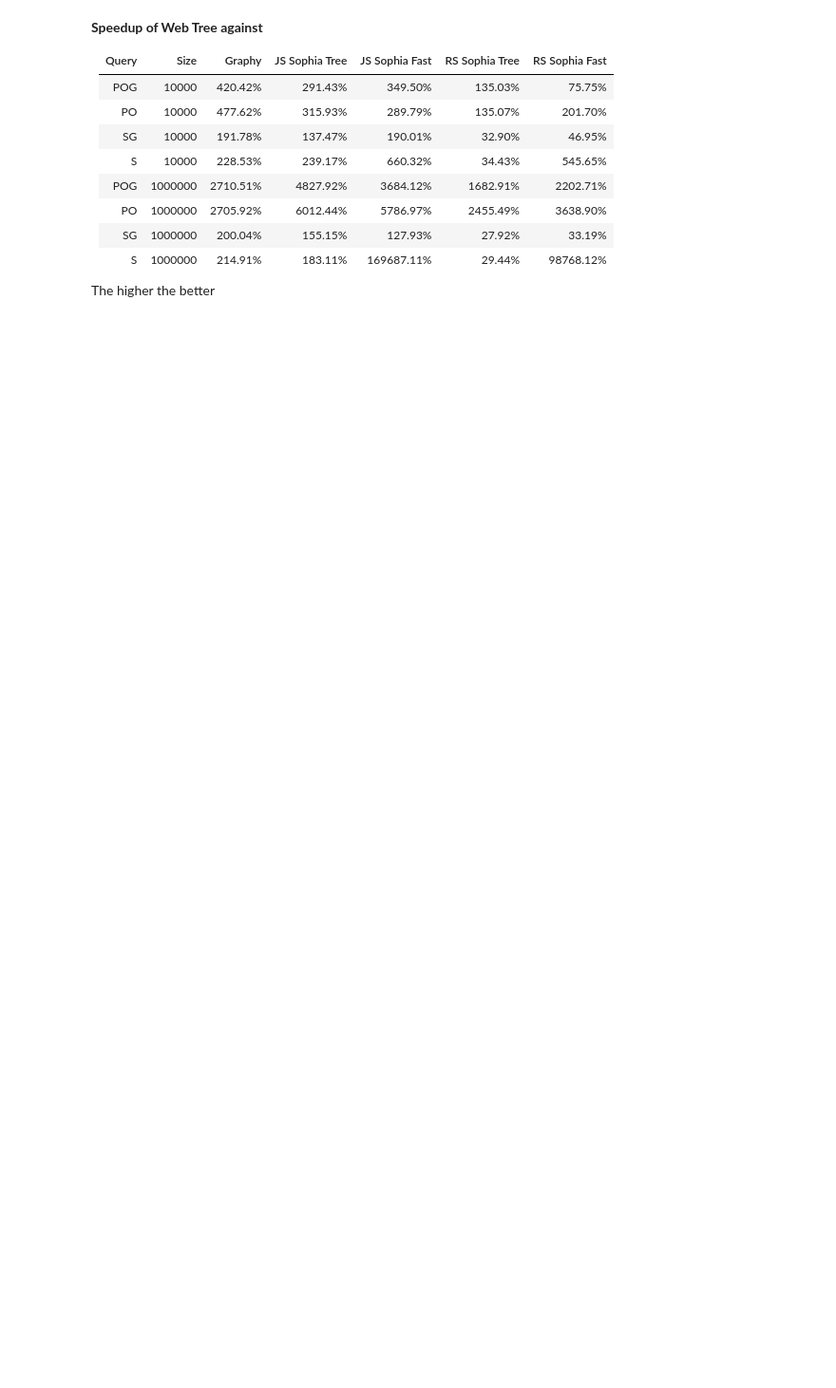
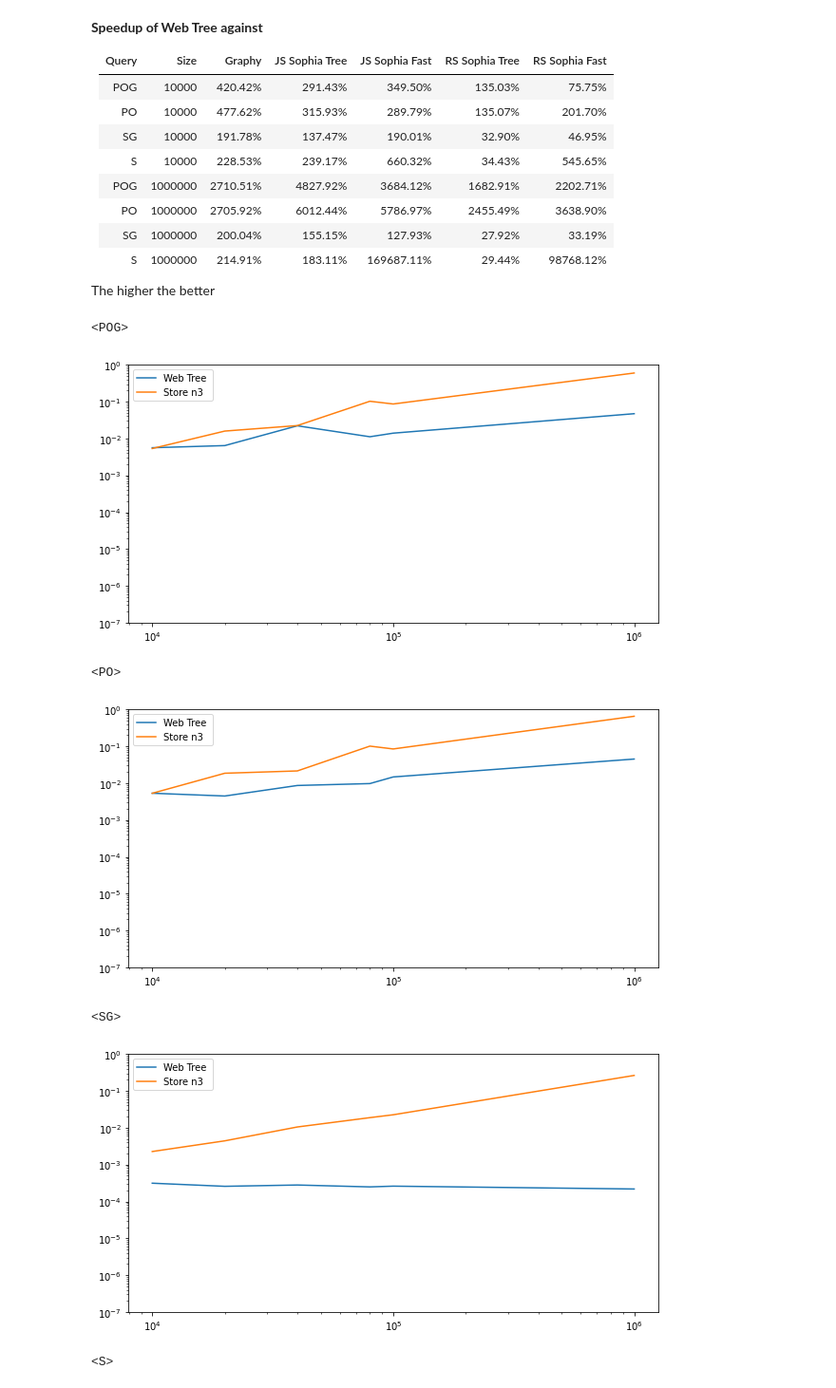
Before and after one commit to BruJu/WasmTreeDataset, a Jupyter notebook: benchmark/plots.ipynb, the cells around one changed output. Shown at 95% size. Drawn from its saved outputs; the diff is of its cells as text; code cells hidden in the pictures; blank space fills up the shorter version.

```diff
--- a/benchmark/plots.ipynb
+++ b/benchmark/plots.ipynb
@@ -186,8 +191,8 @@ def draw_plots(queries, datasets, targets):
         if d == "Graphy":
             return "Graphy"
 
-        if d == "Web Tree":
-            return "Web Tree"
+        #if d == "Web Tree":
+        #    return "Web Tree"
 
         zz = ""
 
@@ -332,3 +337,15 @@ write_speedups()
 | S | 1000000 | 214.91% | 183.11% | 169687.11% | 29.44% | 98768.12% |  |
 
 The higher the better
+# %%
+for q in queries:
+    print(query_test(q))
+    draw_plots([q], ["Web Tree", "Store n3"], ["Store"])
+# %% [output]
+<POG>
+[figure, added]
+<PO>
+[figure, added]
+<SG>
+[figure, added]
+<S>
```
Also changed, not shown: parts of 8 cells of this notebook.
